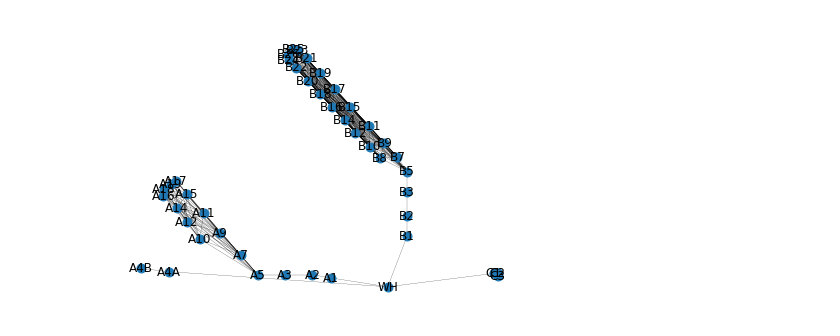
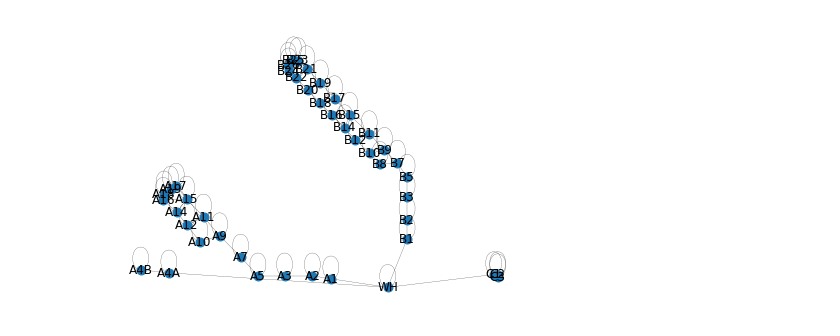
Before and after one commit to ArchieGertsman/ie532-final-project, a Jupyter notebook: analysis.ipynb, the cells around one changed output. Saved outputs shown, nothing was run; the diff lists cells and outputs as text; code cells hidden in the pictures.

```diff
--- a/analysis.ipynb
+++ b/analysis.ipynb
@@ -7,6 +5,6 @@ gate_graph_loader = GateGraphLoader('data/gate_pos.csv')
 # %%
-G_airport = gate_graph_loader.create_dense()
+G_airport = airport_graph_loader.load_sparse('data/gate_pos.csv')
 node_pos = nx.get_node_attributes(G_airport, 'pos')
 nx.draw(G_airport, node_pos, width=0.2, node_size=80, with_labels=True)
 # %% [output]
-[figure, old version]
+[figure, new version]
```
Also changed, not shown: parts of 3 cells of this notebook, 2 other files.
